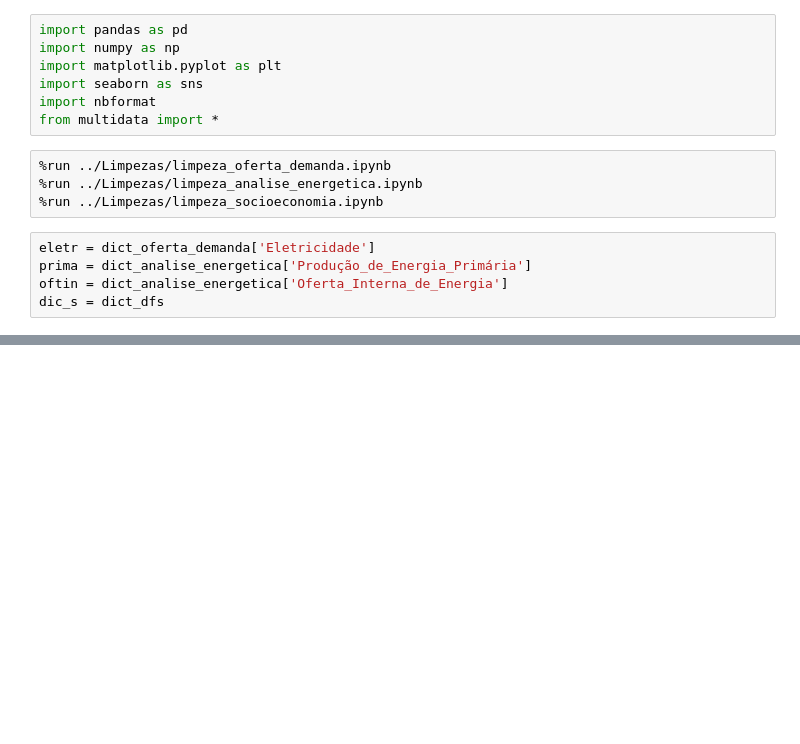
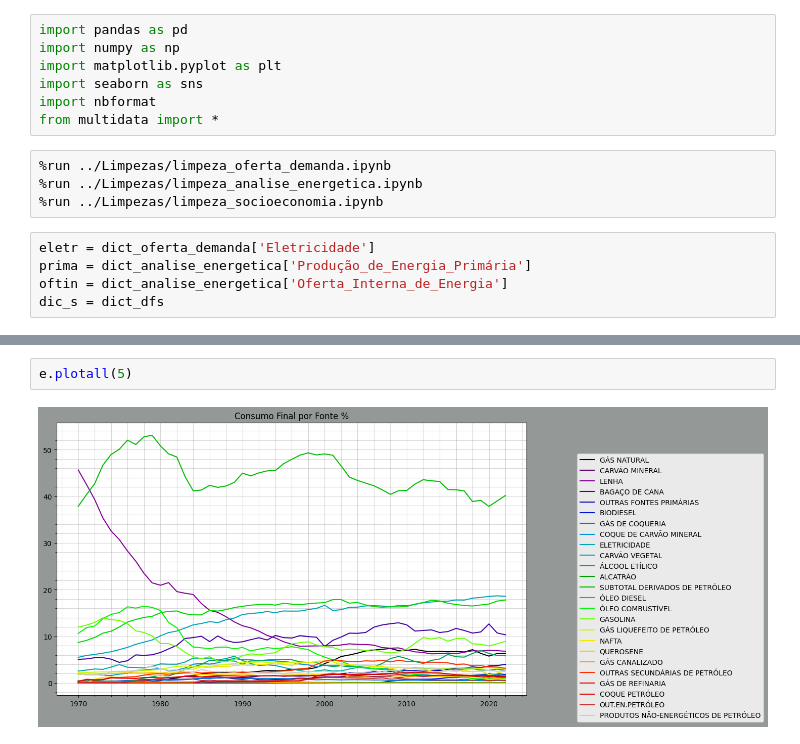
Before and after one commit to scrrpfv/projeto-ip, a Jupyter notebook: teste/testes.ipynb, the cells around one changed output, grey strips where cells are left out. Drawn from its saved outputs; the diff is of its cells as text; blank space fills up the shorter version.

```diff
--- a/teste/testes.ipynb
+++ b/teste/testes.ipynb
@@ -72,0 +94,4 @@ plt.show()
+# %%
+e.plotall(5)
+# %% [output]
+[figure, added]
```
Also changed, not shown: parts of 26 cells of this notebook, 1 other file.
